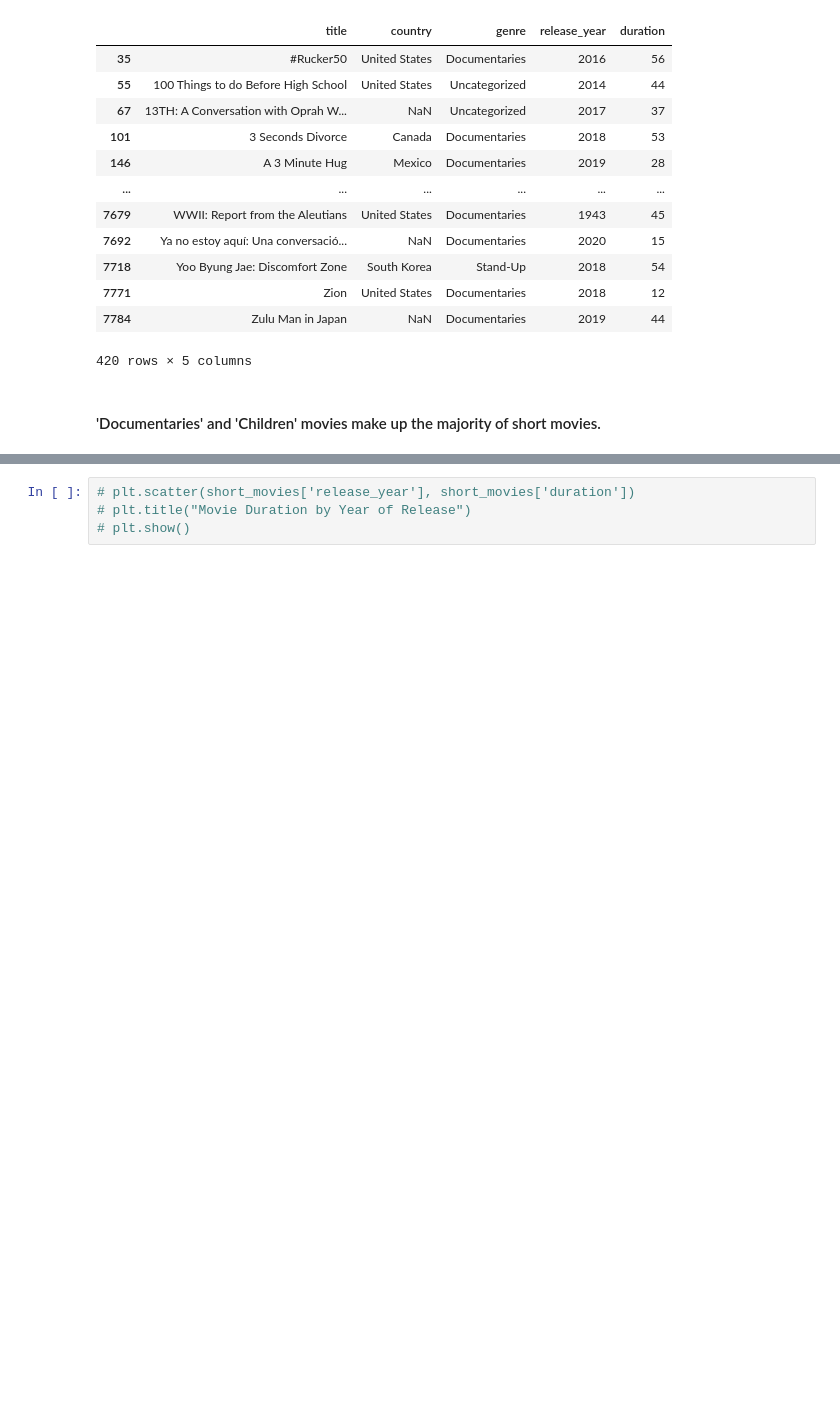
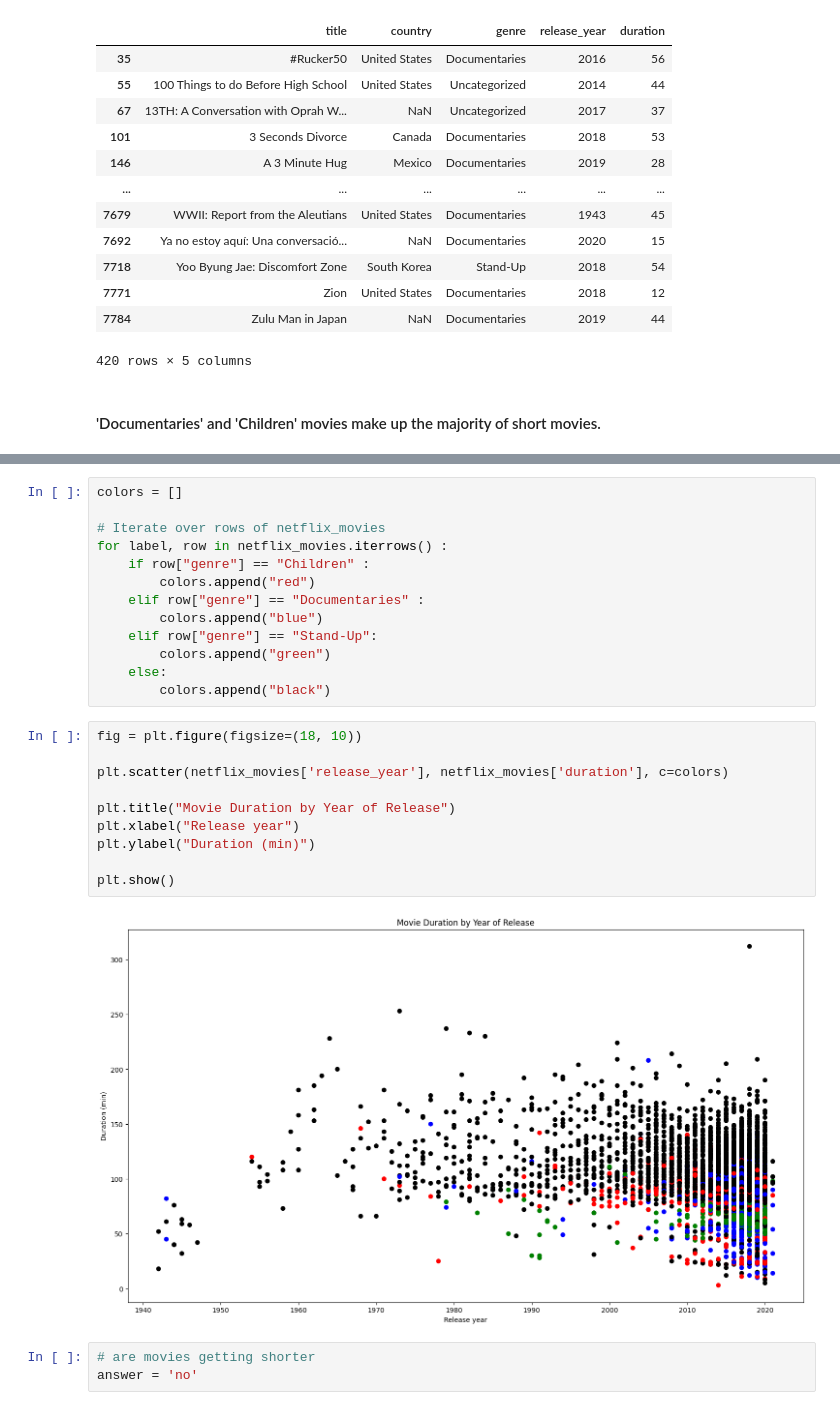
Before and after one commit to kingkingori/dataCamp-Investigating-Neflix-Movies, a Jupyter notebook: netflix_data.ipynb, the cells around one changed output, grey strips where cells are left out. Cells and saved outputs as stored; diff of their text form; blank space fills up the shorter version.

```diff
--- a/netflix_data.ipynb
+++ b/netflix_data.ipynb
@@ -100,4 +94,28 @@ short_movies
+# %%
+colors = []
+
+# Iterate over rows of netflix_movies
+for label, row in netflix_movies.iterrows() :
+    if row["genre"] == "Children" :
+        colors.append("red")
+    elif row["genre"] == "Documentaries" :
+        colors.append("blue")
+    elif row["genre"] == "Stand-Up":
+        colors.append("green")
+    else:
+        colors.append("black")
 # %%
-# plt.scatter(short_movies['release_year'], short_movies['duration'])
-# plt.title("Movie Duration by Year of Release")
-# plt.show()
+fig = plt.figure(figsize=(18, 10))
+
+plt.scatter(netflix_movies['release_year'], netflix_movies['duration'], c=colors)
+
+plt.title("Movie Duration by Year of Release")
+plt.xlabel("Release year")
+plt.ylabel("Duration (min)")
+
+plt.show()
+# %% [output]
+[figure, added]
+# %%
+# are movies getting shorter
+answer = 'no'
```
Also changed, not shown: parts of 5 cells of this notebook.
